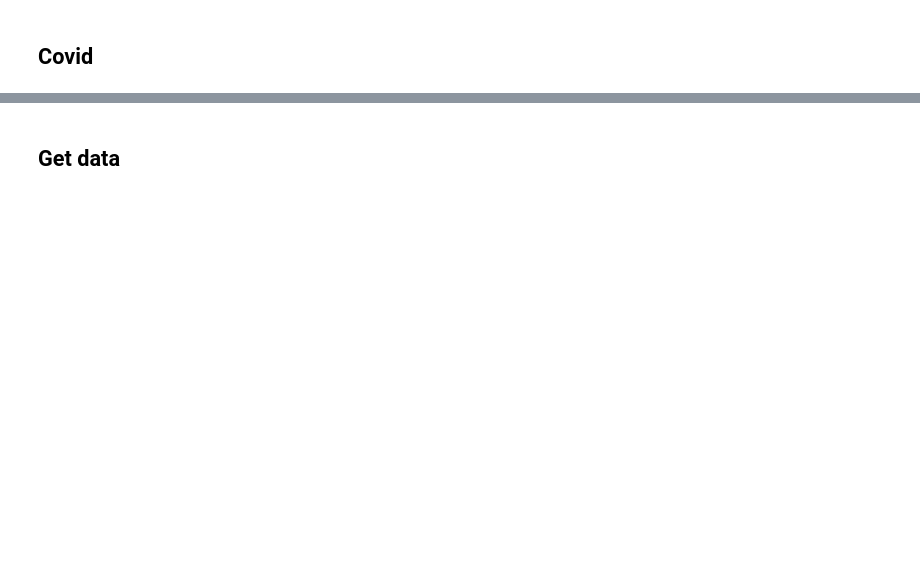
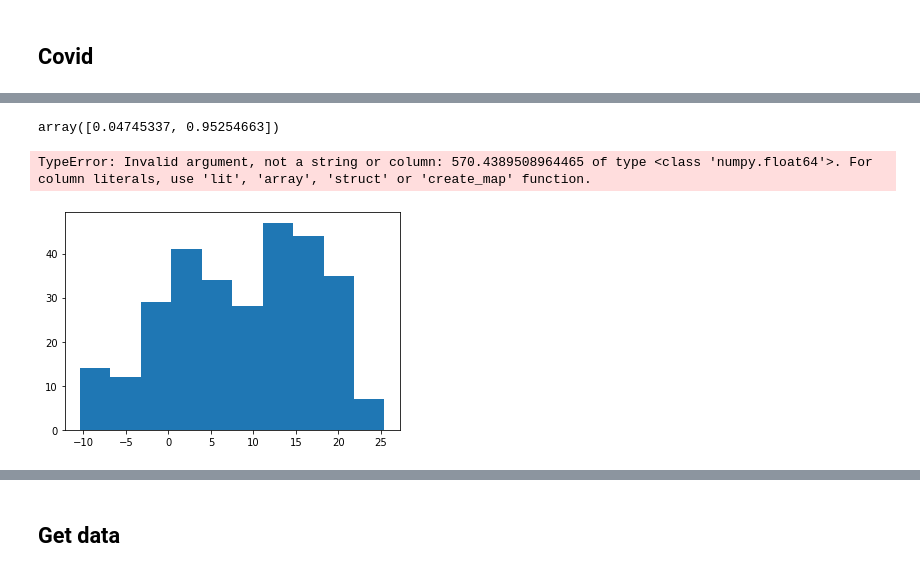
Before and after one commit to annasanchez27/covid-vaccination, a Jupyter notebook: experiments.ipynb, the cells around one changed output, grey strips where cells are left out. Saved outputs shown, nothing was run; the diff lists cells and outputs as text; code cells hidden in the pictures; blank space fills up the shorter version.

```diff
--- a/experiments.ipynb
+++ b/experiments.ipynb
@@ -22,0 +84,24 @@ root
+# %%
+model = RandomForestRegressor(n_estimators = 100)
+model.fit(df_pd[['people_vaccinated_per_hundred', 'temperature']], df_pd[['new_cases_smoothed']])
+importances = model.feature_importances_
+importances
+# %% [output]
+array([0.04745337, 0.95254663])
+# %%
+temp_bins = plt.hist(df_pd.temperature)
+temp_bins[1]
+
+# import scipy.stats as stats
+# from sklearn.preprocessing import MaxAbsScaler
+
+# # create an abs_scaler object
+# abs_scaler = MaxAbsScaler()
+
+# scaled_temperature = abs_scaler.fit_transform(df_pd[['temperature']]) + 1
+
+chi2(np.array(temp_bins).reshape(-1,1), new_cases_bins)
+# # temp_norm = normalize(df_pd['temperature'])
+# %% [output]
+TypeError: Invalid argument, not a string or column: 570.4389508964465 of type <class 'numpy.float64'>. For column literals, use 'lit', 'array', 'struct' or 'create_map' function.
+[figure, added]
```
Also changed, not shown: parts of 17 cells of this notebook.
